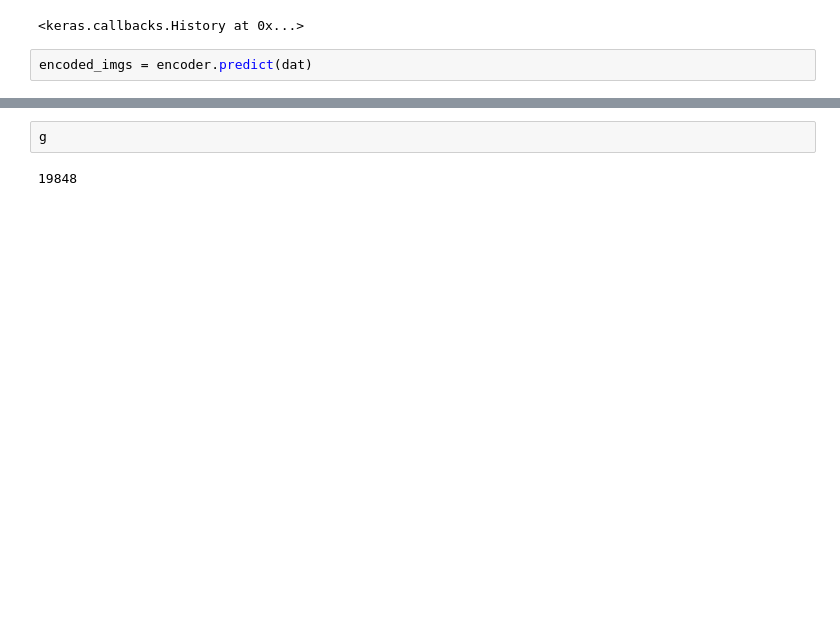
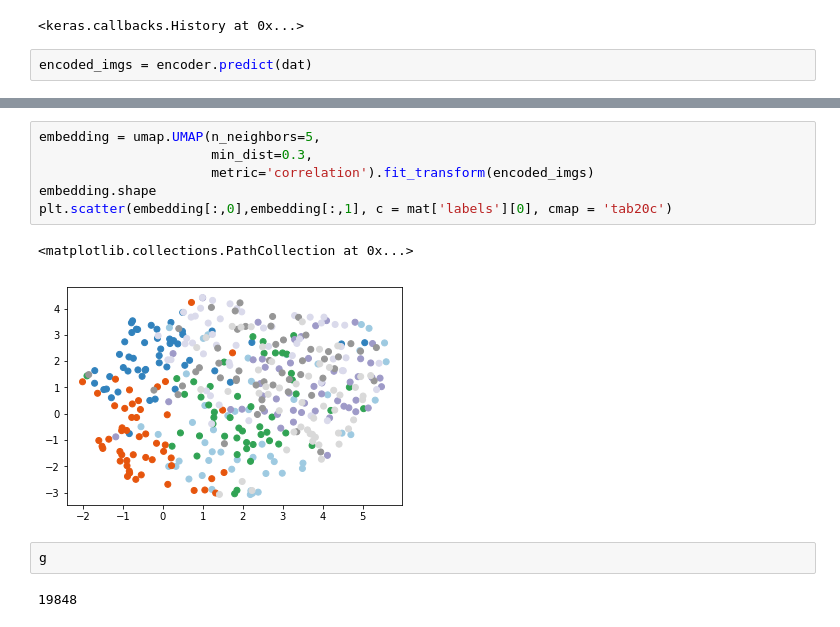
Before and after one commit to yjzhang/uncurl_net, a Jupyter notebook: keras_models/Basic_Autoencoder.ipynb, the cells around one changed output, grey strips where cells are left out. Cells and saved outputs as stored; diff of their text form; blank space fills up the shorter version.

```diff
--- a/keras_models/Basic_Autoencoder.ipynb
+++ b/keras_models/Basic_Autoencoder.ipynb
@@ -75,3 +77,12 @@ plt.scatter(encoded_imgs[:,0],encoded_imgs[:,1], c = mat['labels'][0])
+# %%
+embedding = umap.UMAP(n_neighbors=5,
+                      min_dist=0.3,
+                      metric='correlation').fit_transform(encoded_imgs)
+embedding.shape
+plt.scatter(embedding[:,0],embedding[:,1], c = mat['labels'][0], cmap = 'tab20c')
+# %% [output]
+<matplotlib.collections.PathCollection at 0x...>
+[figure, added]
 # %%
 g
 # %% [output]
```
Also changed, not shown: parts of 4 cells of this notebook, 1 other file.
